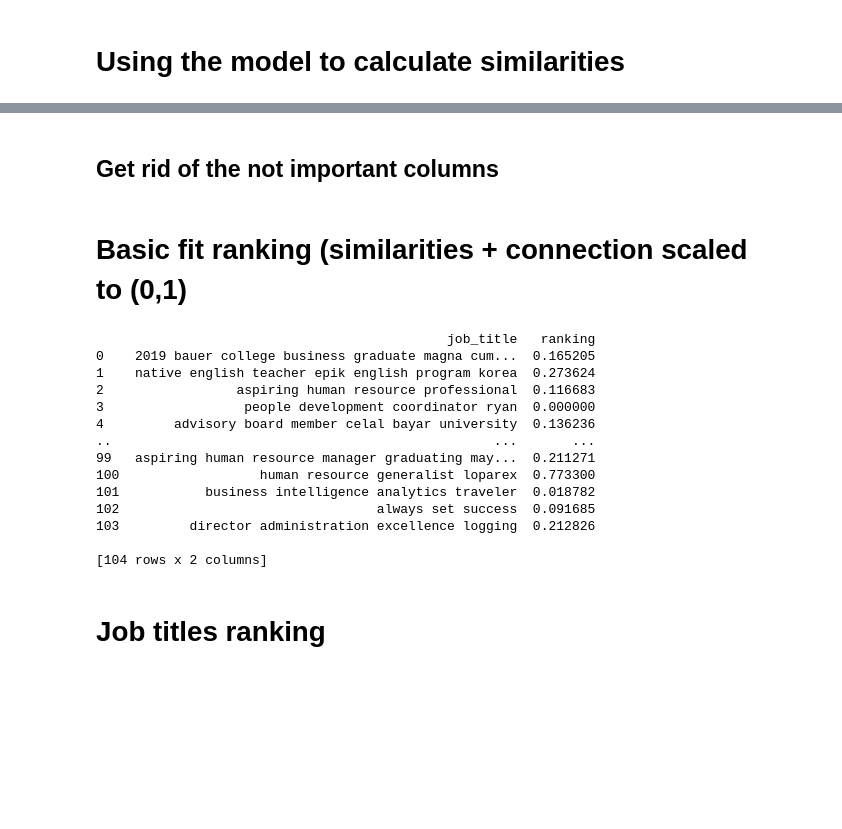
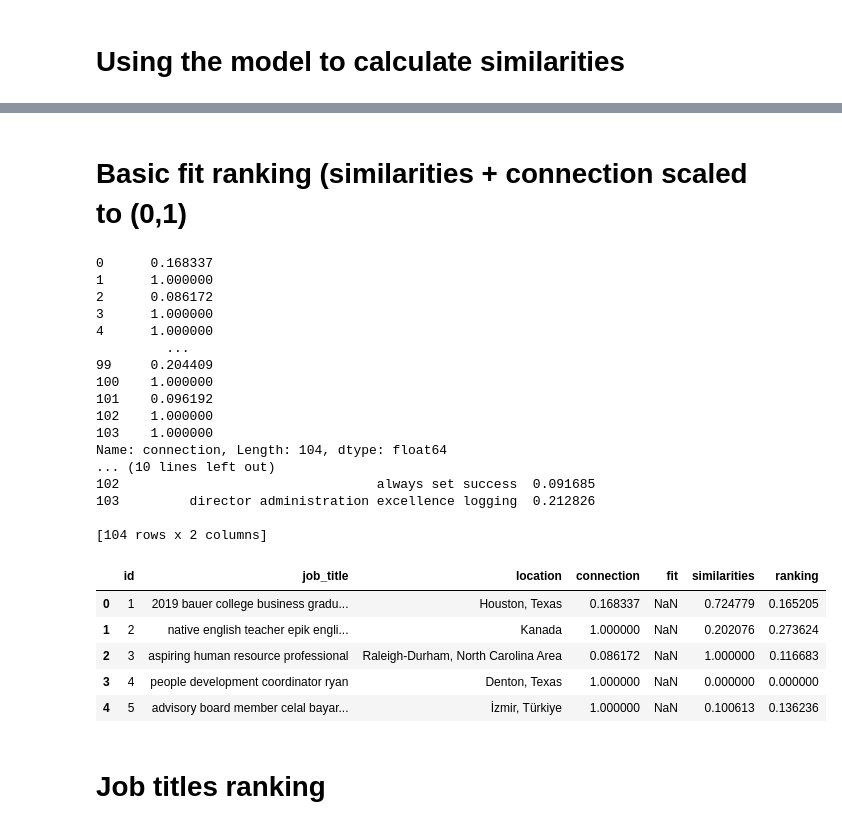
Before and after one commit to Mrcl3/O6EQTwpkNwvulbOa, a Jupyter notebook: talent_search_with_embeddings.ipynb, the cells around one changed output, grey strips where cells are left out. Cells and saved outputs as stored; diff of their text form; code cells hidden in the pictures; blank space fills up the shorter version.

```diff
--- a/talent_search_with_embeddings.ipynb
+++ b/talent_search_with_embeddings.ipynb
@@ -131,2 +143,0 @@ df.tail(5)
-# %% [markdown]
-## Get rid of the not important columns
@@ -144,7 +153,7 @@ features = ['similarities', 'connection']
 df['connection'] = df['connection'].replace('500+ ', '500')
 
 df['connection'] = pd.to_numeric(df['connection'])
-
+print(df['connection'])
 # Scale the 'connections' column to a range of 0 to 1
 scaler = MinMaxScaler()
 df['connection'] = scaler.fit_transform(df['connection'].values.reshape(-1, 1))
@@ -161,19 +170,31 @@ df['ranking'] = scaler.fit_transform(df['ranking'].values.reshape(-1, 1))
 # Print the ranked candidates
 print(df[['job_title', 'ranking']])
 # %% [output]
-                                             job_title   ranking
-0    2019 bauer college business graduate magna cum...  0.165205
-1    native english teacher epik english program korea  0.273624
-2                 aspiring human resource professional  0.116683
-3                  people development coordinator ryan  0.000000
-4         advisory board member celal bayar university  0.136236
-..                                                 ...       ...
-99   aspiring human resource manager graduating may...  0.211271
-100                  human resource generalist loparex  0.773300
-101           business intelligence analytics traveler  0.018782
+0      0.168337
+1      1.000000
+2      0.086172
+3      1.000000
+4      1.000000
+         ...
+99     0.204409
+100    1.000000
+101    0.096192
+102    1.000000
+103    1.000000
+Name: connection, Length: 104, dtype: float64
+... (10 lines left out)
 102                                 always set success  0.091685
 103         director administration excellence logging  0.212826
 
 [104 rows x 2 columns]
+# %%
+df.head()
+# %% [output]
+|  | id | job_title | location | connection | fit | similarities | ranking |
+| 0 | 1 | 2019 bauer college business gradu... | Houston, Texas | 0.168337 | NaN | 0.724779 | 0.165205 |
+| 1 | 2 | native english teacher epik engli... | Kanada | 1.000000 | NaN | 0.202076 | 0.273624 |
+| 2 | 3 | aspiring human resource professional | Raleigh-Durham, North Carolina Area | 0.086172 | NaN | 1.000000 | 0.116683 |
+| 3 | 4 | people development coordinator ryan | Denton, Texas | 1.000000 | NaN | 0.000000 | 0.000000 |
+| 4 | 5 | advisory board member celal bayar... | İzmir, Türkiye | 1.000000 | NaN | 0.100613 | 0.136236 |
 # %% [markdown]
 # Job titles ranking
```
Also changed, not shown: parts of 13 cells of this notebook.
